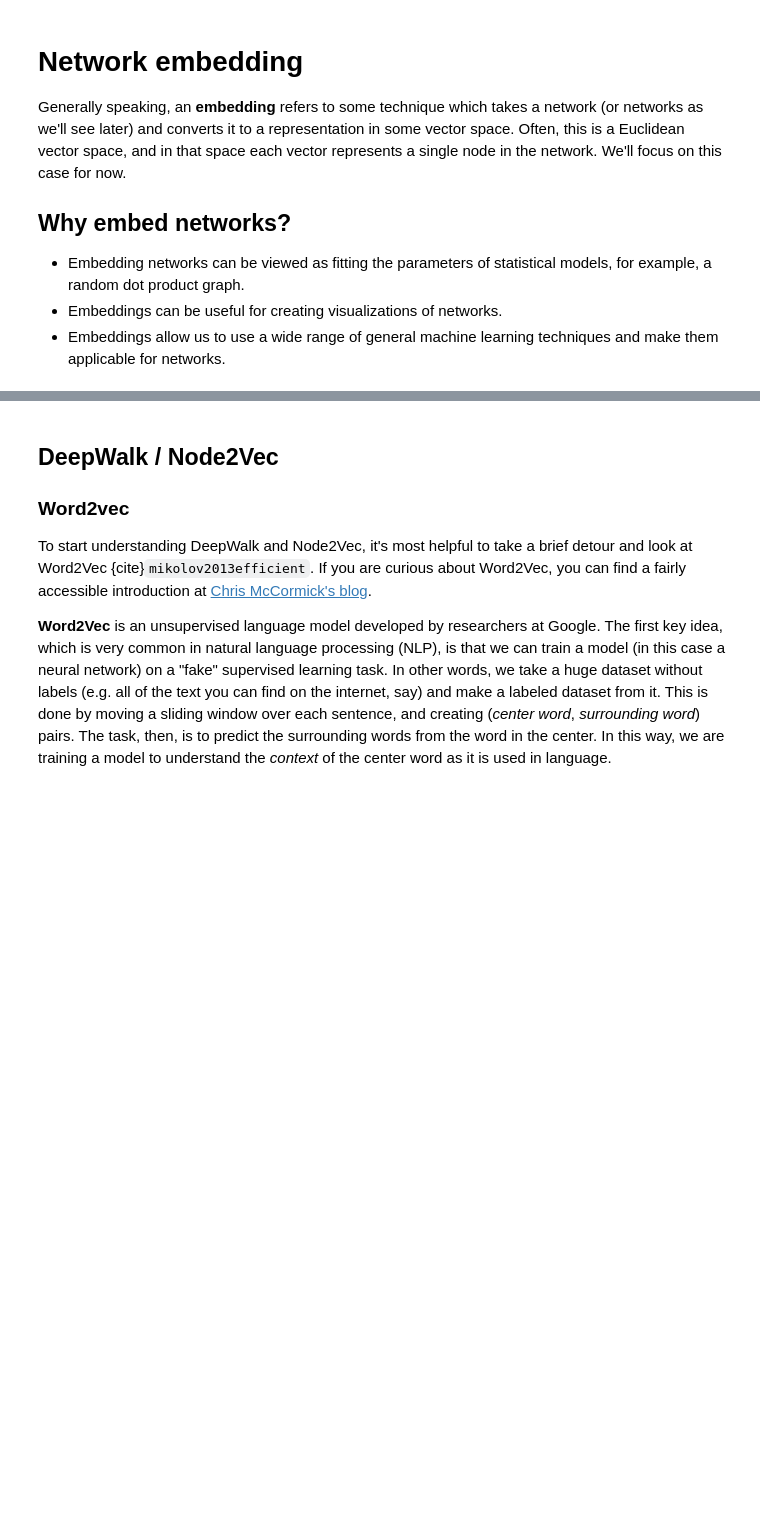
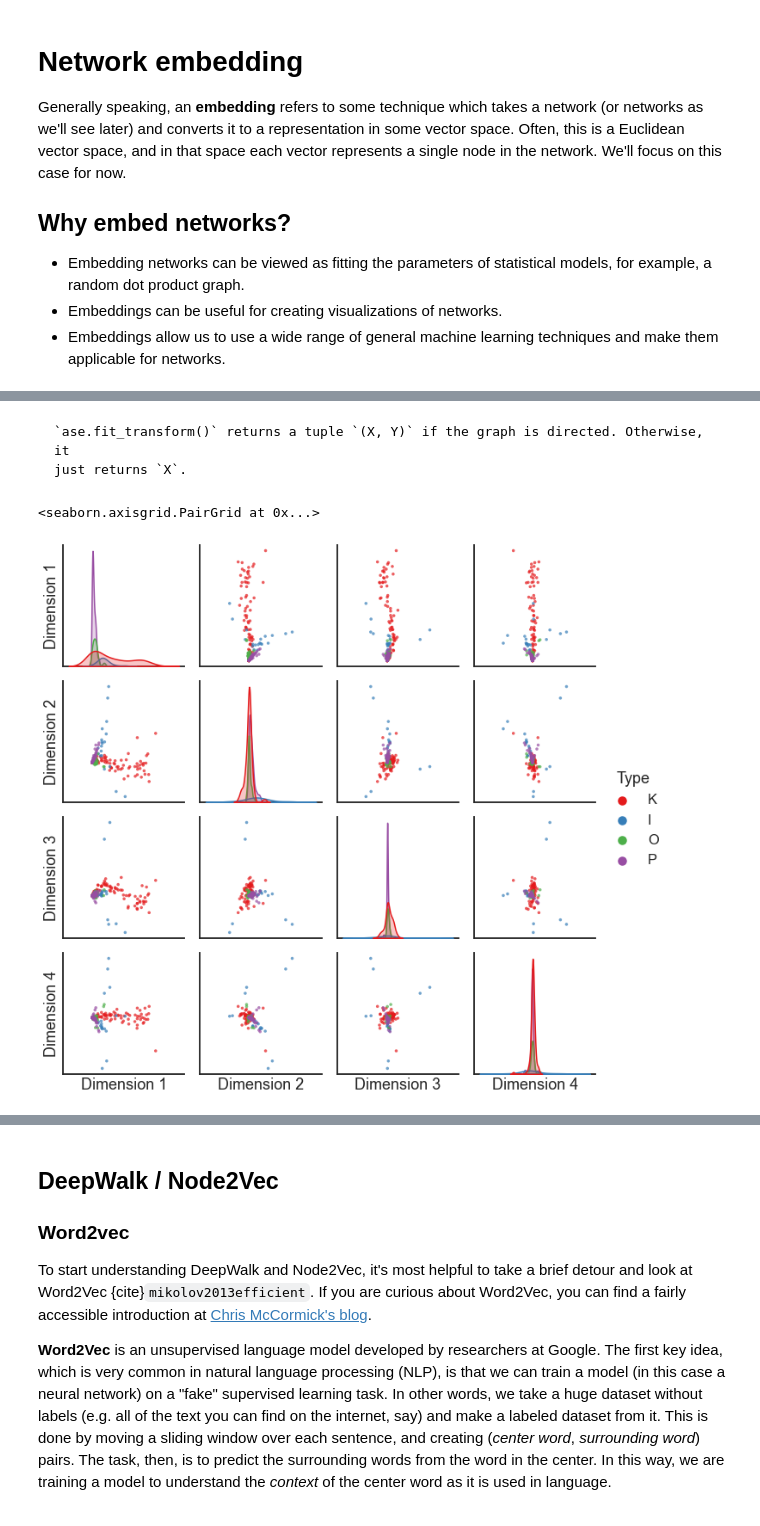
Before and after one commit to bdpedigo/networks-course, a Jupyter notebook: docs/embedding.ipynb, the cells around one changed output, grey strips where cells are left out. Drawn from its saved outputs; the diff is of its cells as text; code cells hidden in the pictures; blank space fills up the shorter version.

````diff
--- a/docs/embedding.ipynb
+++ b/docs/embedding.ipynb
@@ -133,0 +187,18 @@ matrix, $X$.
+# %%
+from graspologic.embed import AdjacencySpectralEmbed
+
+ase = AdjacencySpectralEmbed()
+
+X, Y = ase.fit_transform(A)
+# %% [markdown]
+```{note}
+`ase.fit_transform()` returns a tuple `(X, Y)` if the graph is directed. Otherwise, it
+just returns `X`.
+```
+# %%
+from graspologic.plot import pairplot
+
+pairplot(X, labels=labels)
+# %% [output]
+<seaborn.axisgrid.PairGrid at 0x...>
+[figure, added]
````
Also changed, not shown: parts of 20 cells of this notebook.
